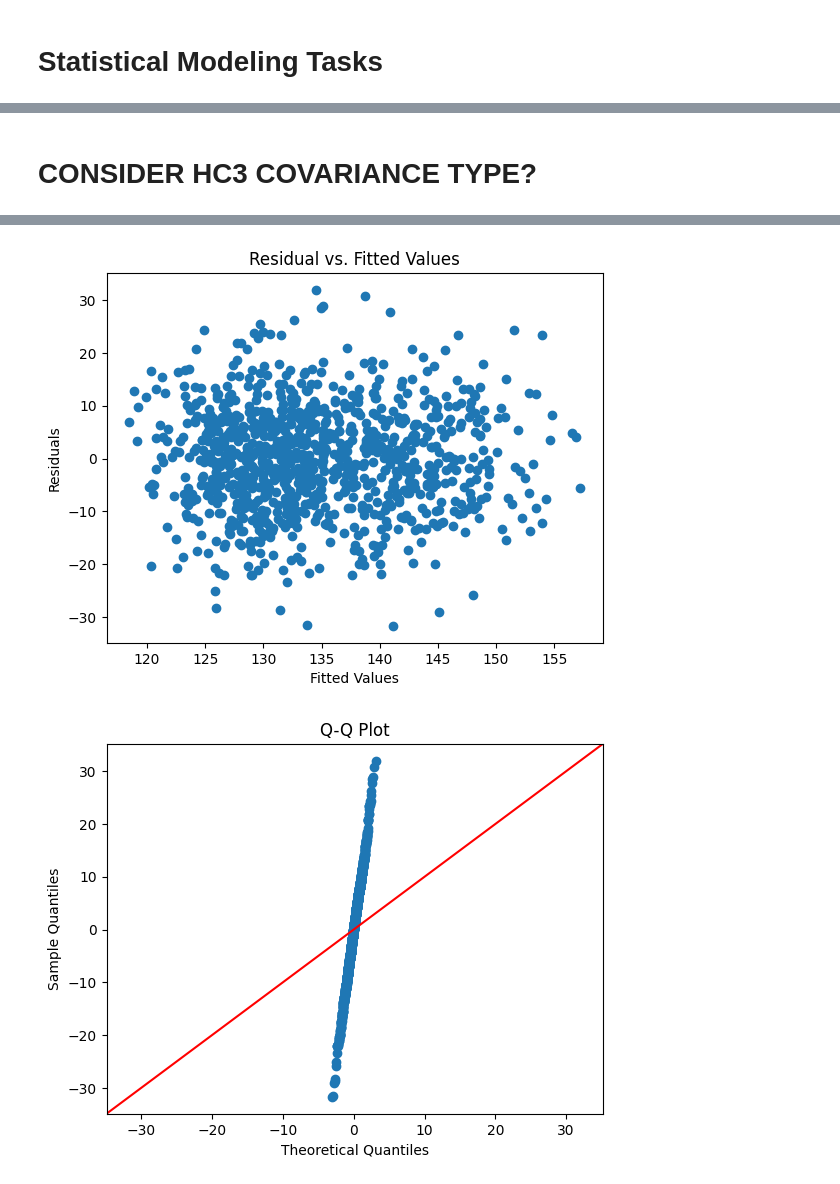
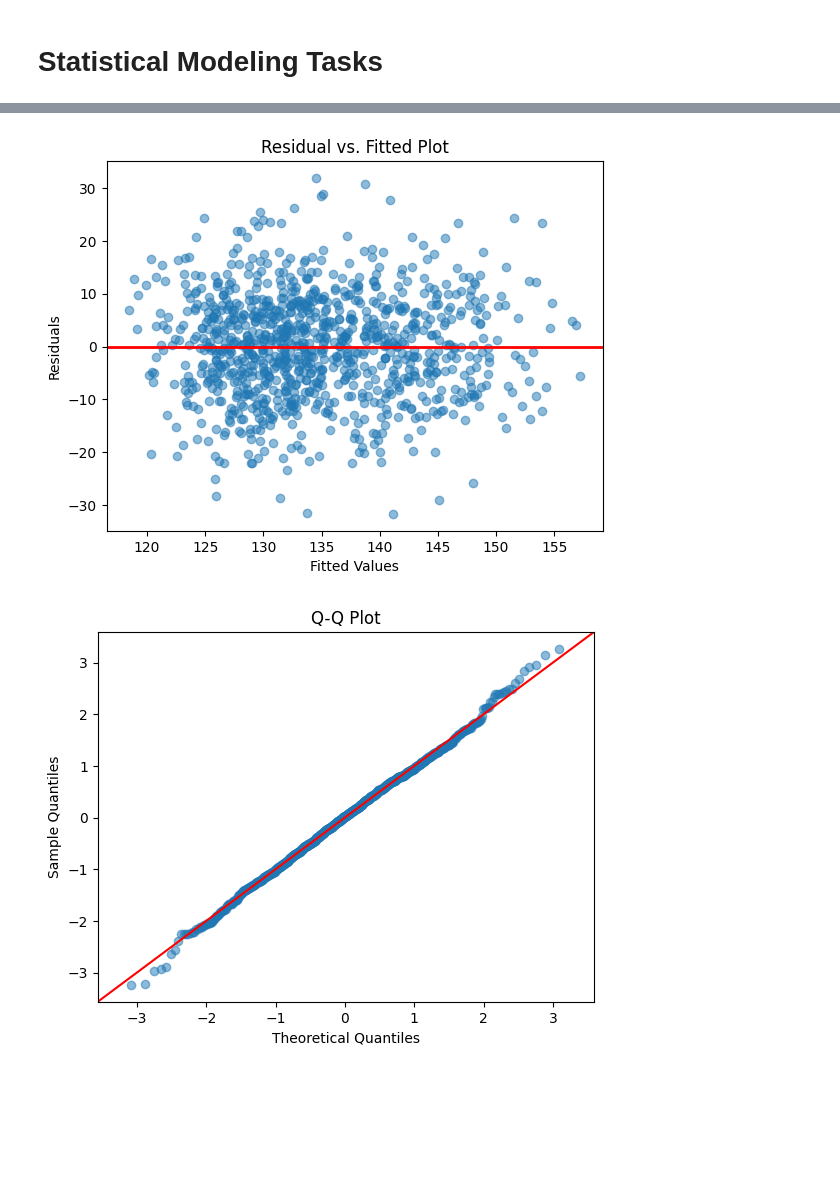
Before and after one commit to UCSF-DataSci/08-time-stats-and-ml-muskaansandhu, a Jupyter notebook: modeling.ipynb, the cells around one changed output, grey strips where cells are left out. Drawn from its saved outputs; the diff is of its cells as text; code cells hidden in the pictures; blank space fills up the shorter version.

```diff
--- a/modeling.ipynb
+++ b/modeling.ipynb
@@ -92,8 +144,6 @@ plt.show()
      - Use `summary()` to examine p-values and confidence intervals
      - Plot residuals vs fitted values and Q-Q plot
      - Consider robust standard errors with `HC3` covariance type
-# %% [markdown]
-# CONSIDER HC3 COVARIANCE TYPE?
 # %%
 #Loading in baseline dataset
 baseline_data = pd.read_csv("/Users/MuskaanSandhu/08-time-stats-and-ml-muskaansandhu/patient_baseline.csv", sep = '\t')
@@ -114,14 +164,15 @@ OLS_model = sm.OLS(outcome,predictors).fit()
 print(OLS_model.summary())
 
 #Plotting residuals vs. fitted values
-plt.scatter(OLS_model.fittedvalues, OLS_model.resid)
-plt.title('Residual vs. Fitted Values')
+plt.scatter(OLS_model.fittedvalues, OLS_model.resid, alpha=0.5)
+plt.axhline(y=0, linewidth=2, color='r')
+plt.title('Residual vs. Fitted Plot')
 plt.xlabel('Fitted Values')
 plt.ylabel('Residuals')
 plt.show()
 
 #Plotting Q-Q plot
-sm.qqplot(OLS_model.resid, line='45')
+sm.qqplot(OLS_model.resid, line='45', fit=True, alpha=0.5)
 plt.title('Q-Q Plot')
 plt.show()
 # %% [output]
@@ -135,12 +186,12 @@ Time:                        12:17:38   Log-Likelihood:                -3700.7
 No. Observations:                1000   AIC:                             7411.
 Df Residuals:                     995   BIC:                             7436.
 Df Model:                           4
 Covariance Type:            nonrobust
 ==============================================================================
 ... (12 lines left out)
 ==============================================================================
 
 Notes:
 [1] Standard Errors assume that the covariance matrix of the errors is correctly specified.
-[figure, old version]
+[figure, new version]
-[figure, old version]
+[figure, new version]
```
Also changed, not shown: parts of 13 cells of this notebook.
